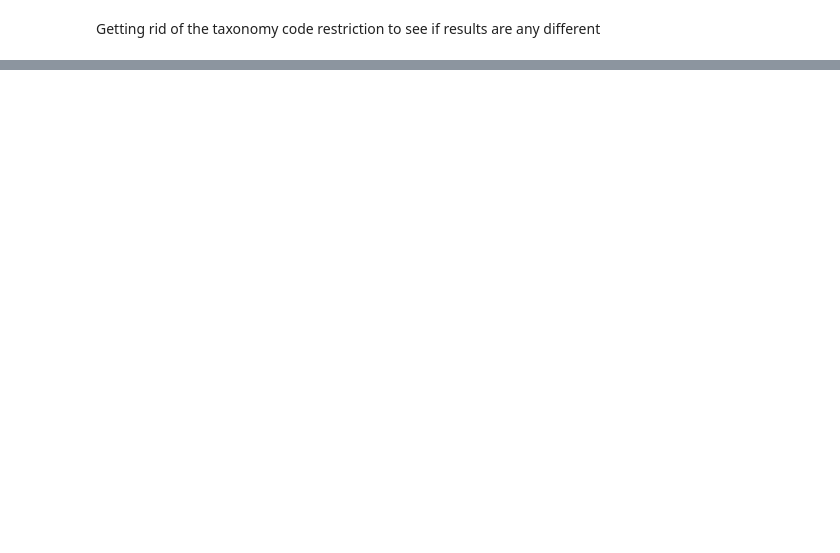
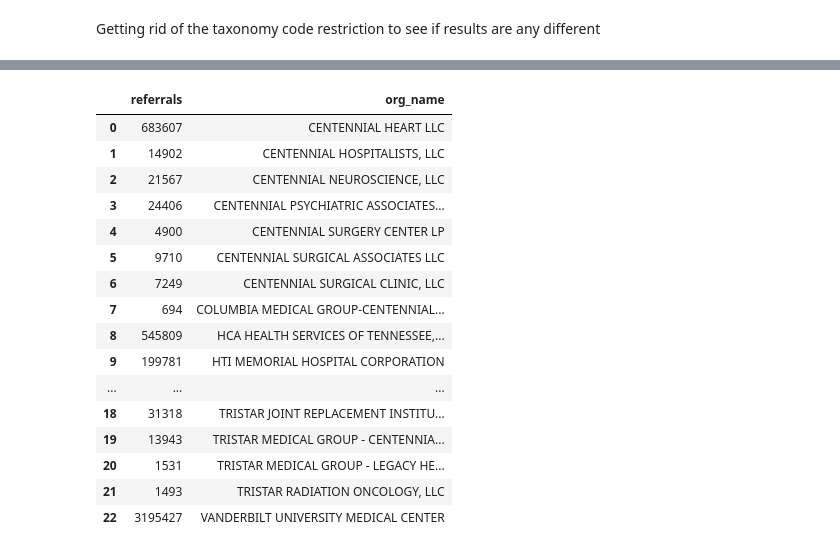
Before and after one commit to nss-data-science-cohort-4/hcbb_hop_team-aac_dog_moms, a Jupyter notebook: data_az_nash_hospitals.ipynb, the cells around one changed output, grey strips where cells are left out. Cells and saved outputs as stored; diff of their text form; code cells hidden in the pictures; blank space fills up the shorter version.

```diff
--- a/data_az_nash_hospitals.ipynb
+++ b/data_az_nash_hospitals.ipynb
@@ -169,0 +378,50 @@ df
+# %%
+db = sqlite3.connect('data/nppes_lite.sqlite')
+
+query = '''
+WITH nh AS (SELECT DISTINCT *
+FROM nppes AS n
+JOIN nucc_taxonomy AS t
+ON n.taxonomy_code = t.code
+WHERE entity_type_code = 2 AND city = 'NASHVILLE'),
+
+hop AS (SELECT *
+FROM hop_team)
+
+SELECT SUM(transaction_count) AS referrals, org_name
+FROM nh
+JOIN hop
+ON nh.npi = hop.to_npi
+WHERE org_name LIKE '%VANDERBILT UNIVERSITY%'
+OR org_name LIKE '%HCA HEALTH SERVICES OF TENNESSEE%'
+OR org_name LIKE '%SAINT THOMAS%'
+OR org_name LIKE '%CENTENNIAL%'
+OR org_name LIKE '%TRISTAR%'
+OR org_name LIKE '%HTI MEMORIAL HOSPITAL%'
+GROUP BY org_name
+'''
+#entity type 2 is a facility
+#city is Nashville
+
+allrefs = pd.read_sql(query,db)
+db.close()
+# %%
+allrefs
+# %% [output]
+|  | referrals | org_name |
+| 0 | 683607 | CENTENNIAL HEART LLC |
+| 1 | 14902 | CENTENNIAL HOSPITALISTS, LLC |
+| 2 | 21567 | CENTENNIAL NEUROSCIENCE, LLC |
+| 3 | 24406 | CENTENNIAL PSYCHIATRIC ASSOCIATES... |
+| 4 | 4900 | CENTENNIAL SURGERY CENTER LP |
+| 5 | 9710 | CENTENNIAL SURGICAL ASSOCIATES LLC |
+| 6 | 7249 | CENTENNIAL SURGICAL CLINIC, LLC |
+| 7 | 694 | COLUMBIA MEDICAL GROUP-CENTENNIAL... |
+| 8 | 545809 | HCA HEALTH SERVICES OF TENNESSEE,... |
+| 9 | 199781 | HTI MEMORIAL HOSPITAL CORPORATION |
+| ... | ... | ... |
+| 18 | 31318 | TRISTAR JOINT REPLACEMENT INSTITU... |
+| 19 | 13943 | TRISTAR MEDICAL GROUP - CENTENNIA... |
+| 20 | 1531 | TRISTAR MEDICAL GROUP - LEGACY HE... |
+| 21 | 1493 | TRISTAR RADIATION ONCOLOGY, LLC |
+| 22 | 3195427 | VANDERBILT UNIVERSITY MEDICAL CENTER |
```
Also changed, not shown: parts of 16 cells of this notebook.
